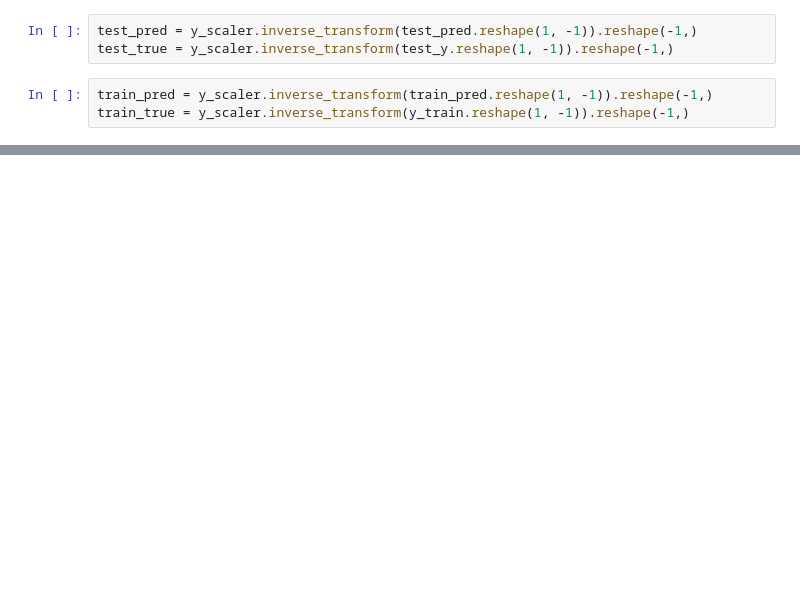
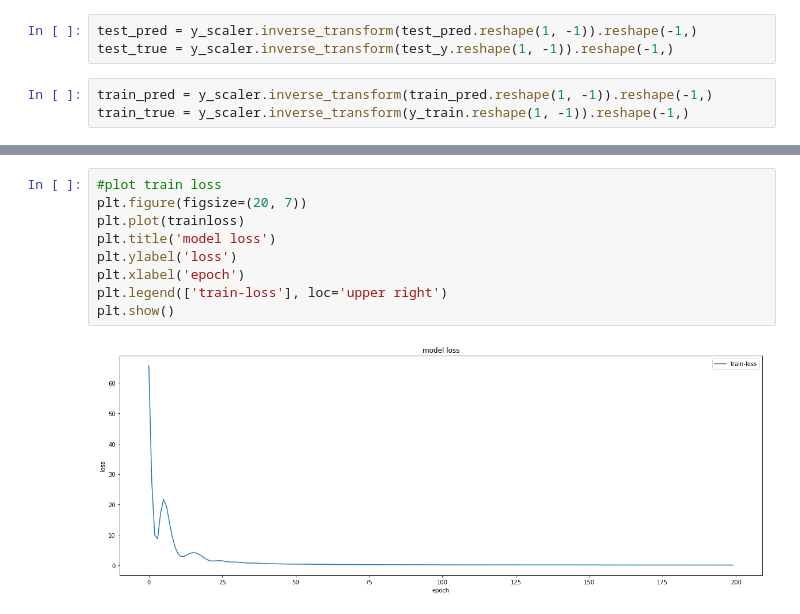
Before and after one commit to bigliang/DM, a Jupyter notebook: tensor.ipynb, the cells around one changed output, grey strips where cells are left out. Cells and saved outputs as stored; diff of their text form; blank space fills up the shorter version.

```diff
--- a/tensor.ipynb
+++ b/tensor.ipynb
@@ -142,0 +151,11 @@ print(MAE)
+# %%
+#plot train loss
+plt.figure(figsize=(20, 7))
+plt.plot(trainloss)
+plt.title('model loss')
+plt.ylabel('loss')
+plt.xlabel('epoch')
+plt.legend(['train-loss'], loc='upper right')
+plt.show()
+# %% [output]
+[figure, added]
```
Also changed, not shown: parts of 6 cells of this notebook.
